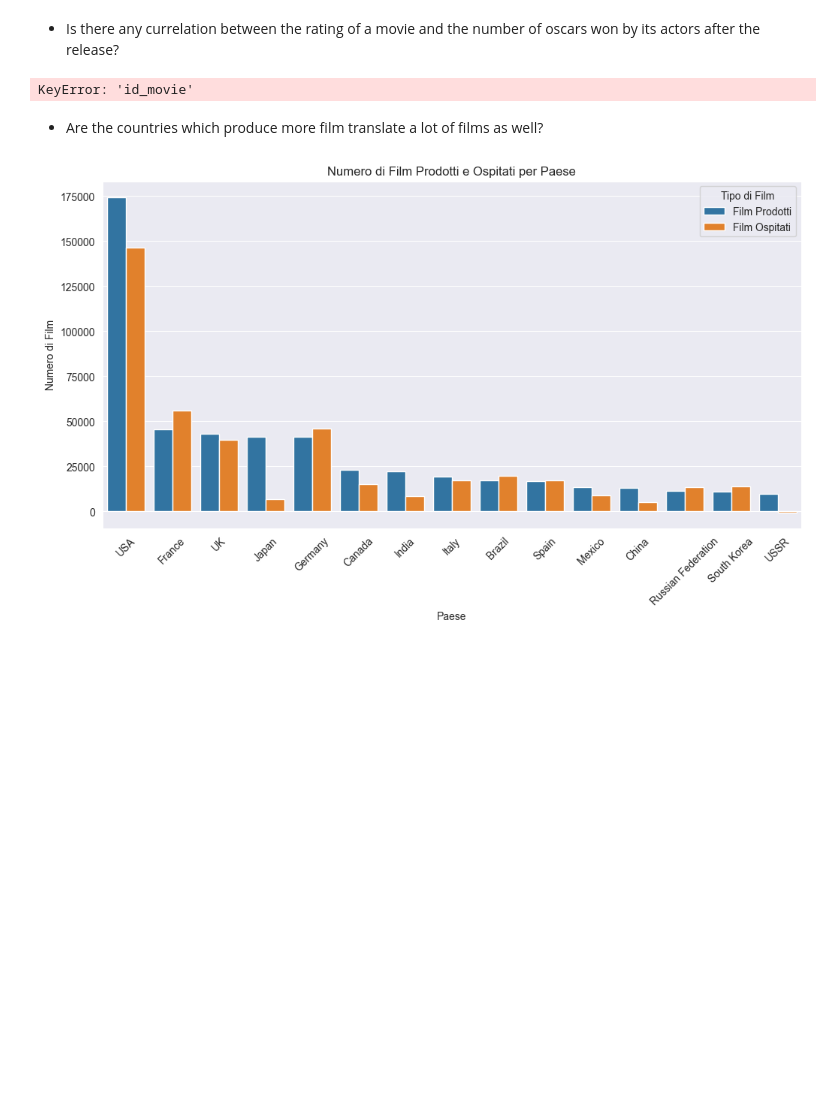
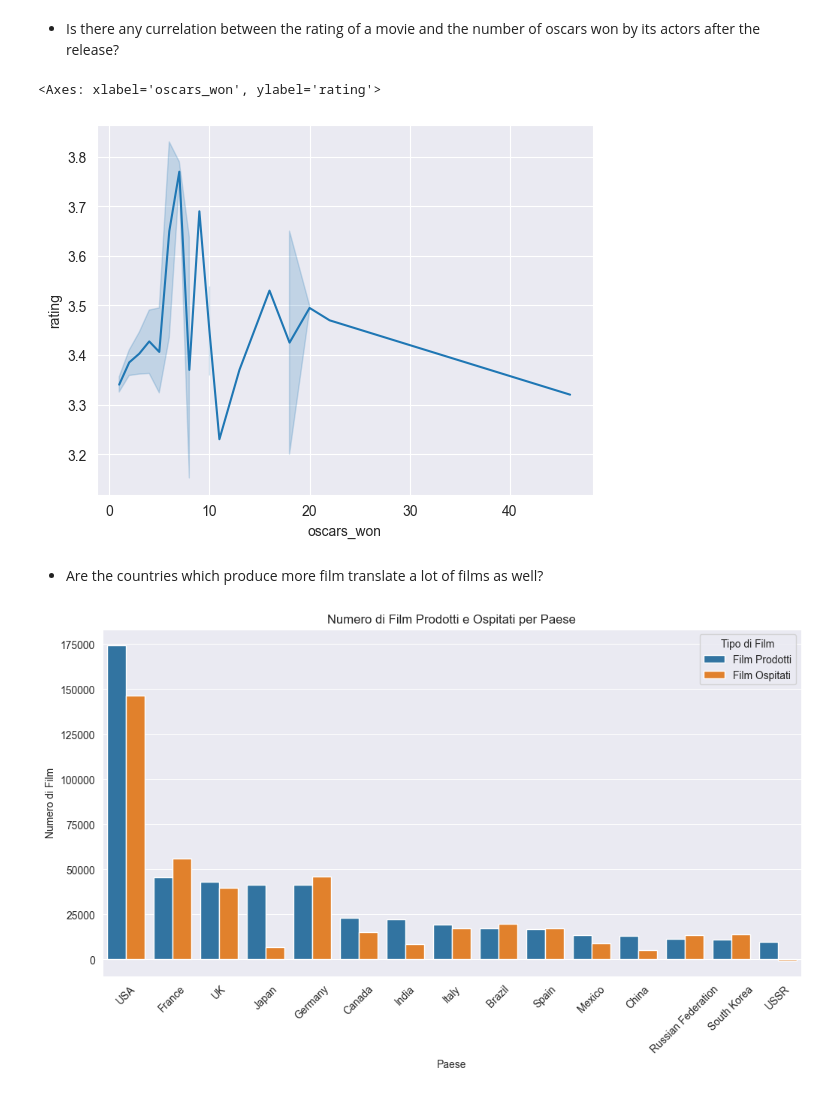
Before and after one commit to LudwingKun/IUM_TWEB_Bissal_Lombardozzi, a Jupyter notebook: MainDirectory/DataAnalisis_IUM/notebook/sample.ipynb, the cells around one changed output. Saved outputs shown, nothing was run; the diff lists cells and outputs as text; code cells hidden in the pictures; blank space fills up the shorter version.

```diff
--- a/MainDirectory/DataAnalisis_IUM/notebook/sample.ipynb
+++ b/MainDirectory/DataAnalisis_IUM/notebook/sample.ipynb
@@ -28,33 +44,31 @@ df_actors = pd.read_csv('../data/actors.csv')
 # %%
 #da completare
 
+df_actors['name'] = df_actors['name'].astype(str)
+df_oscars['name'] = df_oscars['name'].astype(str)
+
+df_actors_oscar = df_oscars[(df_oscars['winner'] == True) &
+                            (df_oscars['category'].isin(["ACTOR", "ACTRESS"]))]
 
 
-# Filtra gli attori vincitori di Oscar nelle categorie "Actor" e "Actress"
-df_actors_oscar = df_oscars[(df_oscars['winner'] == True) &
-                            (df_oscars['category'].isin(["Actor", "Actress"]))]
-
-# Unisci con gli attori usando il nome
 df_actors_oscar = df_actors_oscar.merge(df_actors, on='name', how='inner')
 
-# Unisci con i dati dei film usando `film` e `name`
-df_actors_oscar = df_actors_oscar.merge(df_movies, left_on='film', right_on='name',
-                                        how='inner')
+df_actors_oscar = df_actors_oscar.merge(df_movies, on='id', how='inner')
 
+df_actors_oscar = df_actors_oscar[df_actors_oscar['year_film'] <= df_actors_oscar['year_ceremony']]
 
-# Filtra gli attori che hanno vinto un Oscar dopo l'uscita del film
-df_actors_oscar = df_actors_oscar[df_actors_oscar['year_ceremony'] > df_actors_oscar['year_film']]
+df_actors_oscar_per_movie = df_actors_oscar.groupby('id').agg({'winner': 'count'}).reset_index()
 
-# Conta il numero di attori vincitori di Oscar per ogni film
-oscar_counts = df_actors_oscar.groupby('id_movie').size().reset_index(name='oscar_winners_count')
+df_actors_oscar_per_movie.columns = ['id', 'oscars_won']
 
-# Unisci i dati dei film con il conteggio degli attori vincitori di Oscar
-df_movies = df_movies.merge(oscar_counts, left_on='id', right_on='id_movie', how='left')
+df_actors_oscar_per_movie = df_actors_oscar_per_movie.merge(df_movies, on='id', how='inner')
 
-# Sostituisci i NaN con 0
-df_movies['oscar_winners_count'] = df_movies['oscar_winners_count'].fillna(0).astype(int)
+df_actors_oscar_per_movie = df_actors_oscar_per_movie[['id', 'rating', 'oscars_won']]
+
+sns.lineplot(data=df_actors_oscar_per_movie, x='oscars_won', y='rating')
 # %% [output]
-KeyError: 'id_movie'
+<Axes: xlabel='oscars_won', ylabel='rating'>
+[figure, added]
 # %% [markdown]
 * Are the countries which produce more film translate a lot of films as well?
 # %%
```
Also changed, not shown: parts of 4 cells of this notebook, 2 other files.
